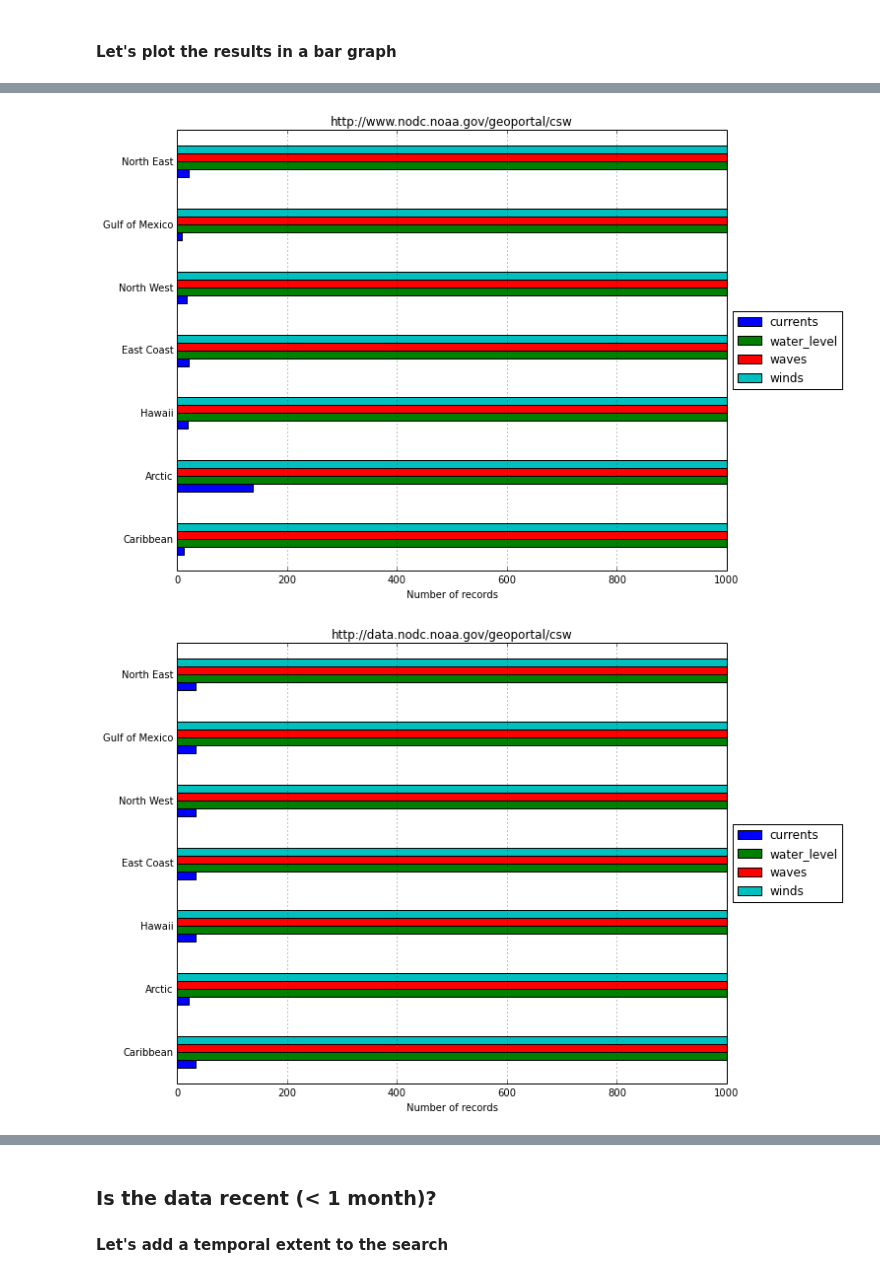
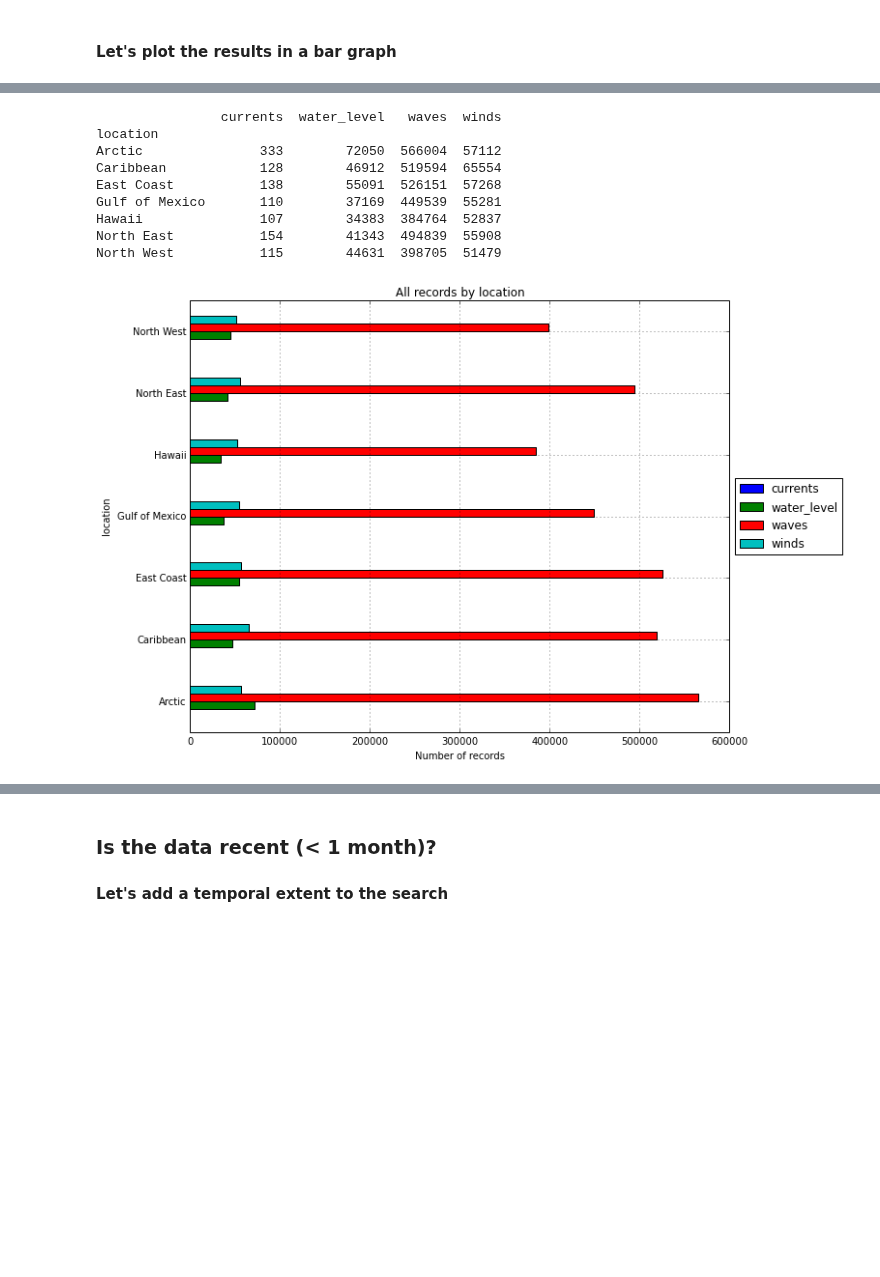
Before and after one commit to ioos/system-test, a Jupyter notebook: Theme_2_Extreme_Events/Scenario_2A/Comprehensive/test_multiple_endpoints_variables_locations.ipynb, the cells around one changed output, grey strips where cells are left out. Saved outputs shown, nothing was run; the diff lists cells and outputs as text; code cells hidden in the pictures; blank space fills up the shorter version.

```diff
--- a/Theme_2_Extreme_Events/Scenario_2A/Comprehensive/test_multiple_endpoints_variables_locations.ipynb
+++ b/Theme_2_Extreme_Events/Scenario_2A/Comprehensive/test_multiple_endpoints_variables_locations.ipynb
@@ -143,27 +162,27 @@ for endpoint in endpoints:
             filter_list = [fes.And([ bbox, or_filt])]
             # try request using multiple filters "and" syntax: [[filter1,filter2]]
             try:
-                csw.getrecords2(constraints=filter_list, maxrecords=max_records, esn='full')
+                csw.getrecords2(constraints=filter_list, maxrecords=max_records, resulttype='hits')
             except Exception as e:
                 print '\t' + 'ERROR - ' + str(e)
                 num_recs.append(np.NaN)
             else:
-#                 print '\t' + str(len(csw.records)) + " csw records found"
-                num_recs.append(len(csw.records))
+#                 print csw.results['matches']
+                num_recs.append(csw.results['matches'])
 
         results[var_name] = np.array(num_recs)
 
     # Save the results
-    all_data.append(pd.DataFrame(results, index=locations.keys()))
-    all_data[-1].name = endpoint
+    prod = list(itertools.product([endpoint], locations.keys()))
+    mi = pd.MultiIndex.from_tuples(prod, names=['endpoint', 'location'])
+    all_data.append(pd.DataFrame(results, index=mi))
 
     # Update progress bar
     count += 1
-    percent_compelte = (float(count)/float(len(endpoints)))*100
-    update_progress_bar(divid, percent_compelte)
-#                 # Print titles
-#                 for rec, item in csw.records.items():
-#                     print(item.title)
+    percent_complete = (float(count)/float(len(endpoints)))*100
+    update_progress_bar(divid, percent_complete)
+
+# all_data_concat = pd.concat(all_data)
 # %% [output]
 Searching catalogs. Please wait...
 [interactive output not drawn]
@@ -182,3 +201,15 @@ https://data.noaa.gov/csw
 <div class="error"> Some servers have a maximum amount of records you can retrieve at once. See: https://github.com/ioos/system-test/issues/126</div>
 # %% [markdown]
 #### Let's plot the results in a bar graph
+# %%
+alldata_concat = pd.concat(all_data)
+endpoint_group = alldata_concat.groupby(level=0)
+# can uncomment this for a terser, but less well annotated plot
+# endpoint_group.plot(kind='barh')
+for grp_name, grp in endpoint_group:
+    fig, ax = plt.subplots()
+    # eliminate endpoint from index since it will be the graph title
+    grp.reset_index(0, drop=True).plot(ax=ax, kind="barh", figsize=(10, 8,),
+                                       title=grp_name)
+    ax.legend(loc='center left', bbox_to_anchor=(1, 0.5))
+    ax.set_xlabel('Number of records')
@@ -185,10 +229,18 @@ https://data.noaa.gov/csw
 # %%
-for df in all_data:
-    fig, ax = plt.subplots()
-    df.plot(ax=ax, kind="barh", figsize=(10, 8,), title=df.name)
-    ax.legend(loc='center left', bbox_to_anchor=(1, 0.5))
-    ax.set_xlim([0, max_records])
-    ax.set_xlabel('Number of records')
+# By location across all endpoints
+location_group = alldata_concat.fillna(0).groupby(level='location').sum()
+ax = location_group.plot(kind='barh', title='All records by location', figsize=(10, 8))
+ax.legend(loc='center left', bbox_to_anchor=(1, 0.5))
+ax.set_xlabel('Number of records')
+print(location_group)
 # %% [output]
+                currents  water_level   waves  winds
+location
+Arctic               333        72050  566004  57112
+Caribbean            128        46912  519594  65554
+East Coast           138        55091  526151  57268
+Gulf of Mexico       110        37169  449539  55281
+Hawaii               107        34383  384764  52837
+North East           154        41343  494839  55908
+North West           115        44631  398705  51479
-[figure, old version]
+[figure, new version]
-[figure, removed]
```
Also changed, not shown: parts of 12 cells of this notebook, 1 other file.
